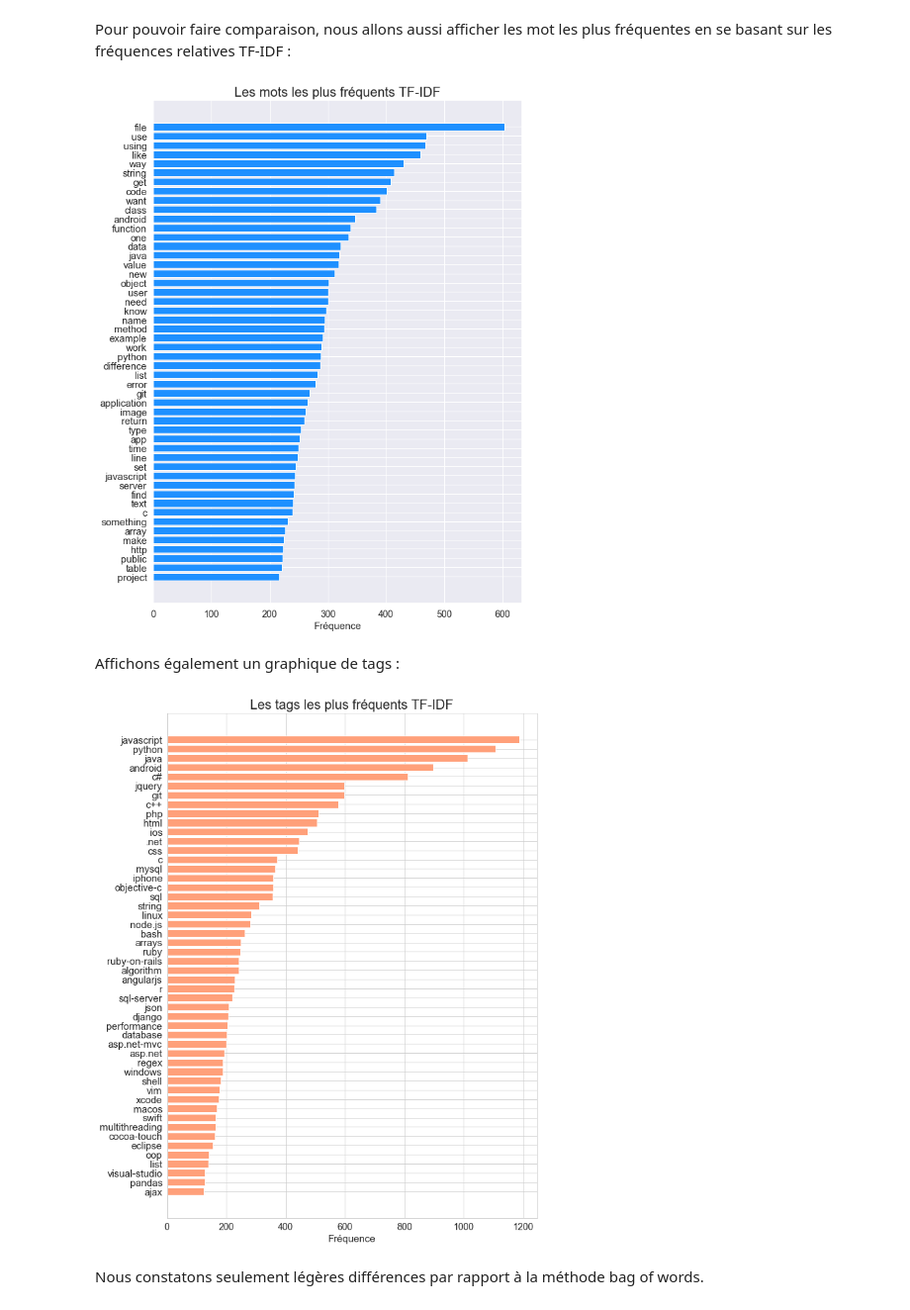
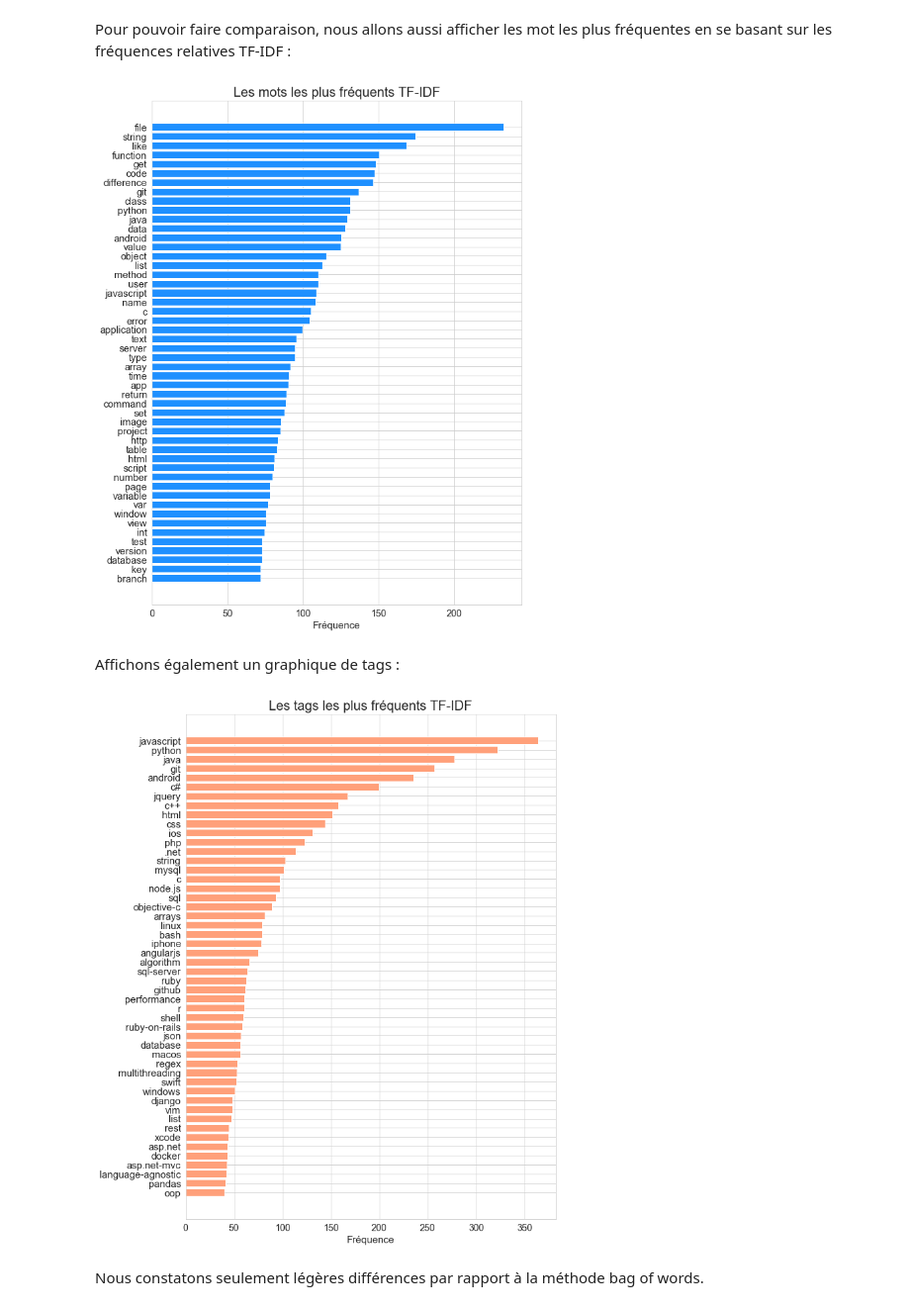
Before and after one commit to Lenka-St/Projet5, a Jupyter notebook: Notebook1_Analyse_exploratoire.ipynb, the cells around one changed output. Shown at 99% size. Cells and saved outputs as stored; diff of their text form; code cells hidden in the pictures.

```diff
--- a/Notebook1_Analyse_exploratoire.ipynb
+++ b/Notebook1_Analyse_exploratoire.ipynb
@@ -230,7 +226,7 @@ NameError: name 'words' is not defined
 Les tags (notre variable cible) ont une forme spécifiques. Les mots sont entre "<>". Les tags sont parfois composés par deux, voir plusieurs mots qui sont séparés par "-". Nous allons enlever les balises.
 # %%
 #Take the first tag from the dataset
-tag = y_train[0]
+tag = y_train[1]
 # %%
 #Check
 tag
@@ -290,7 +286,7 @@ def post_to_words( raw_post ):
     post_text = BeautifulSoup(raw_post).get_text()
     #
     # 2. Remove non-letters
-    letters_only = re.sub("[^0-9#-+a-zA-Z]", " ", post_text)
+    letters_only = re.sub("[^#+a-zA-Z]", " ", post_text)
     #
     # 3. Convert to lower case, split into individual words
     words = letters_only.lower().split()
@@ -778,7 +779,7 @@ tf_idf = TfidfVectorizer(analyzer = "word",   \
                              tokenizer = my_tokenizer,    \
                              preprocessor = None, \
                              strip_accents=None,
-                             max_features = 50000,
+                             max_features = 5000,
                              lowercase=False,
                              stop_words = stop_words)
 
@@ -896,11 +897,11 @@ y_train_dist_tfidf = np.sum(y_train_tfidf, axis=0)
 # %% [markdown]
 Nous allons afficher 50 mots les plus fréquents :
 # %%
-freq_target = DataFrame(zip(y_train_vocab_tfidf, y_train_dist_tfidf))
-freq_target.rename({0:'Word', 1:'Frequence'}, axis = 1, inplace = True)
-freq_target.sort_values(['Frequence'], inplace = True, ascending=False)
-freq_target['Pourcentage'] = round(freq_target['Frequence']*100/sum(freq_target['Frequence']),2)
-freq_target[:50]
+freq_target_tfidf = DataFrame(zip(y_train_vocab_tfidf, y_train_dist_tfidf))
+freq_target_tfidf.rename({0:'Word', 1:'Frequence'}, axis = 1, inplace = True)
+freq_target_tfidf.sort_values(['Frequence'], inplace = True, ascending=False)
+freq_target_tfidf['Pourcentage'] = round(freq_target_tfidf['Frequence']*100/sum(freq_target_tfidf['Frequence']),2)
+freq_target_tfidf[:50]
 # %% [output]
 |  | Word | Frequence | Pourcentage |
 | 2404 | javascript | 364.054803 | 2.17 |
@@ -1420,7 +1416,7 @@ plt.show()
 # %% [markdown]
 Pour pouvoir faire comparaison, nous allons aussi afficher les mot les plus fréquentes en se basant sur les fréquences relatives TF-IDF :
 # %%
-freq_features_50 = freq_features[:50]
+freq_features_50 = freq_features_tfidf[:50]
 freq_features_50.sort_values(by=['Frequence'], ascending=True, inplace = True)
 
 fig = plt.figure(figsize=(10, 14))
@@ -1444,35 +1440,35 @@ plt.yticks(
 # Show graphic
 plt.show()
 # %% [output]
-[figure, old version]
+[figure, new version]
 # %% [markdown]
 Affichons également un graphique de tags :
 # %%
-freq_target_50 = freq_target[:50]
+freq_target_50 = freq_target_tfidf[:50]
 freq_target_50.sort_values(by=['Frequence'], ascending=True, inplace = True)
 
 fig = plt.figure(figsize=(10, 14))
 
 # set params of the graphic
 ax = fig.add_subplot(111)
 ax.set_xlabel('Fréquence', fontsize=15)
 ax.set_title('Les tags les plus fréquents TF-IDF', fontsize=20)
 ax.tick_params(axis='both', which='major', labelsize=14)
 
 # set height of bar
 bars1 = freq_target_50['Frequence']
 
 # Make the plot
 plt.barh(range(50), bars1, color='lightsalmon', edgecolor='white')
 
 # Add xticks on the middle of the group bars
 plt.yticks(
     range(50), freq_target_50['Word'], fontsize=15)
 
 # Show graphic
 plt.show()
 # %% [output]
-[figure, old version]
+[figure, new version]
 # %% [markdown]
 Nous constatons seulement légères différences par rapport à la méthode bag of words.
 # %% [markdown]
```
Also changed, not shown: parts of 63 cells of this notebook, 1 other file.
